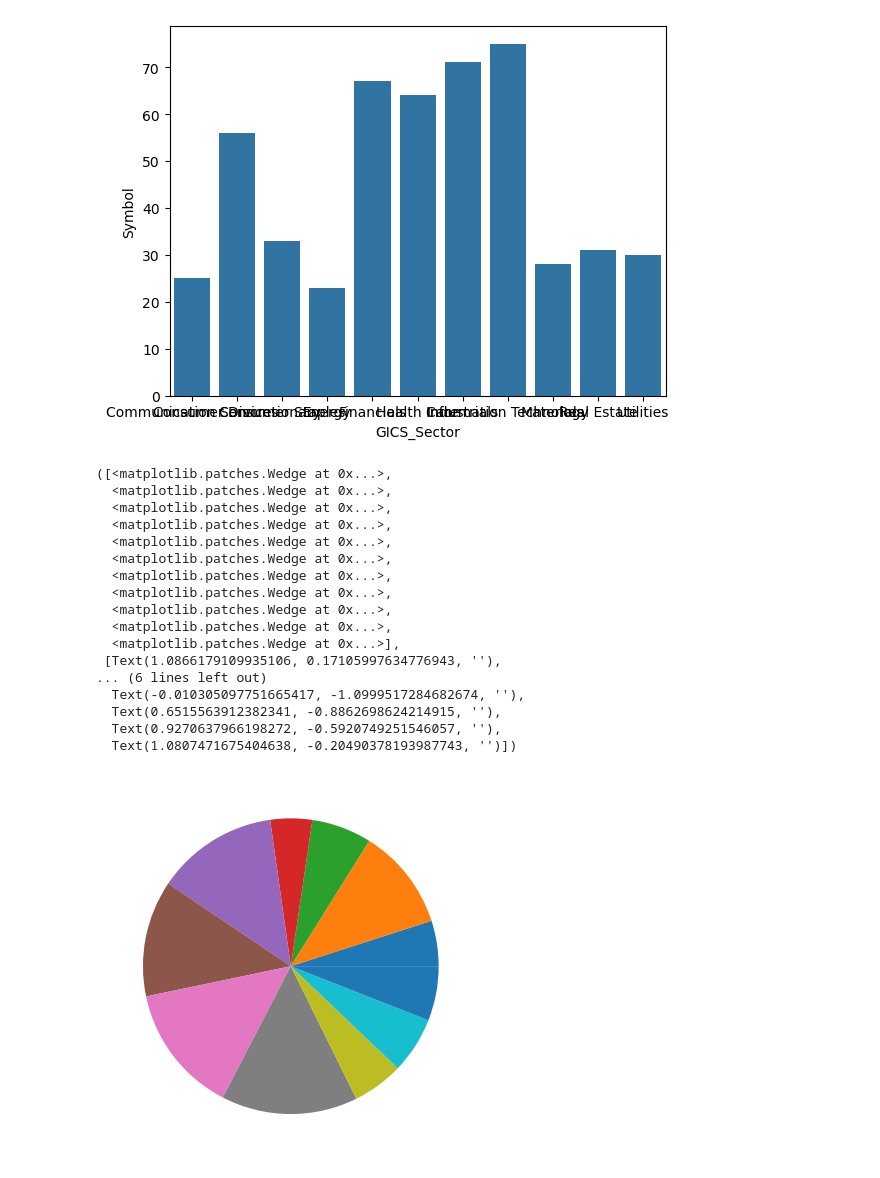
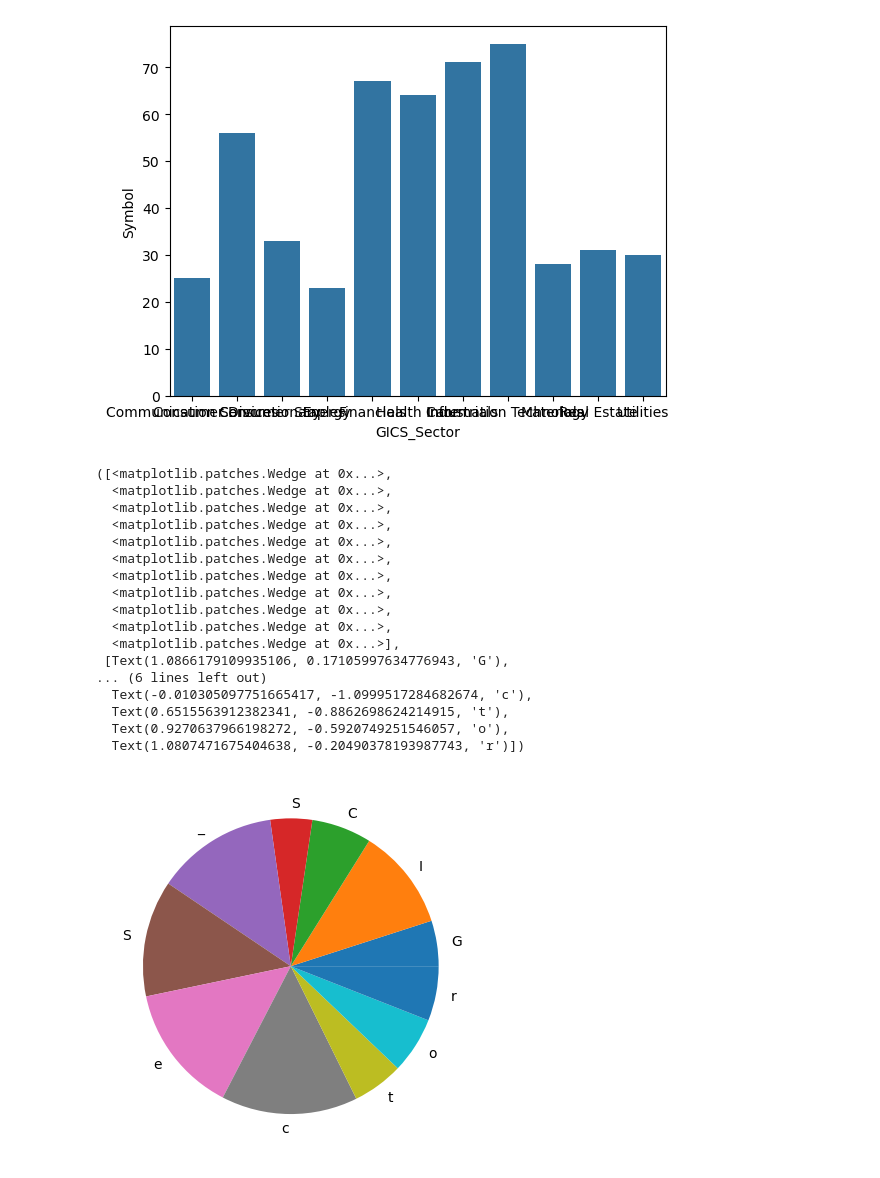
Before and after one commit to GalnorT/python_midterm_2025, a Jupyter notebook: midterm.ipynb, the cells around one changed output. Saved outputs shown, nothing was run; the diff lists cells and outputs as text; code cells hidden in the pictures.

```diff
--- a/midterm.ipynb
+++ b/midterm.ipynb
@@ -200,23 +200,23 @@ sns.barplot(data=snp_grouped, x="GICS_Sector", y="Symbol")
 # %%
 import matplotlib.pyplot as plt
 # %%
-plt.pie(data=snp_grouped, x="Symbol", labels")
+plt.pie(data=snp_grouped, x="Symbol", labels="GICS_Sector")
 # %% [output]
 ([<matplotlib.patches.Wedge at 0x...>,
   <matplotlib.patches.Wedge at 0x...>,
   <matplotlib.patches.Wedge at 0x...>,
   <matplotlib.patches.Wedge at 0x...>,
   <matplotlib.patches.Wedge at 0x...>,
   <matplotlib.patches.Wedge at 0x...>,
   <matplotlib.patches.Wedge at 0x...>,
   <matplotlib.patches.Wedge at 0x...>,
   <matplotlib.patches.Wedge at 0x...>,
   <matplotlib.patches.Wedge at 0x...>,
   <matplotlib.patches.Wedge at 0x...>],
- [Text(1.0866179109935106, 0.17105997634776943, ''),
+ [Text(1.0866179109935106, 0.17105997634776943, 'G'),
 ... (6 lines left out)
-  Text(-0.010305097751665417, -1.0999517284682674, ''),
-  Text(0.6515563912382341, -0.8862698624214915, ''),
-  Text(0.9270637966198272, -0.5920749251546057, ''),
-  Text(1.0807471675404638, -0.20490378193987743, '')])
+  Text(-0.010305097751665417, -1.0999517284682674, 'c'),
+  Text(0.6515563912382341, -0.8862698624214915, 't'),
+  Text(0.9270637966198272, -0.5920749251546057, 'o'),
+  Text(1.0807471675404638, -0.20490378193987743, 'r')])
-[figure, old version]
+[figure, new version]
```
Also changed, not shown: parts of 2 cells of this notebook.
